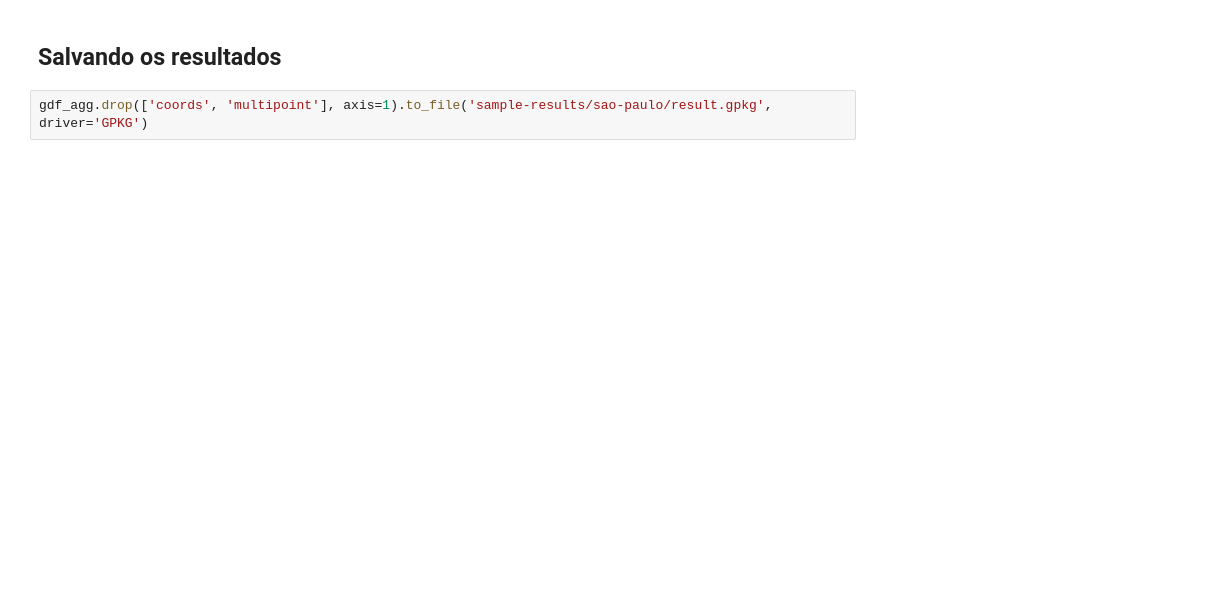
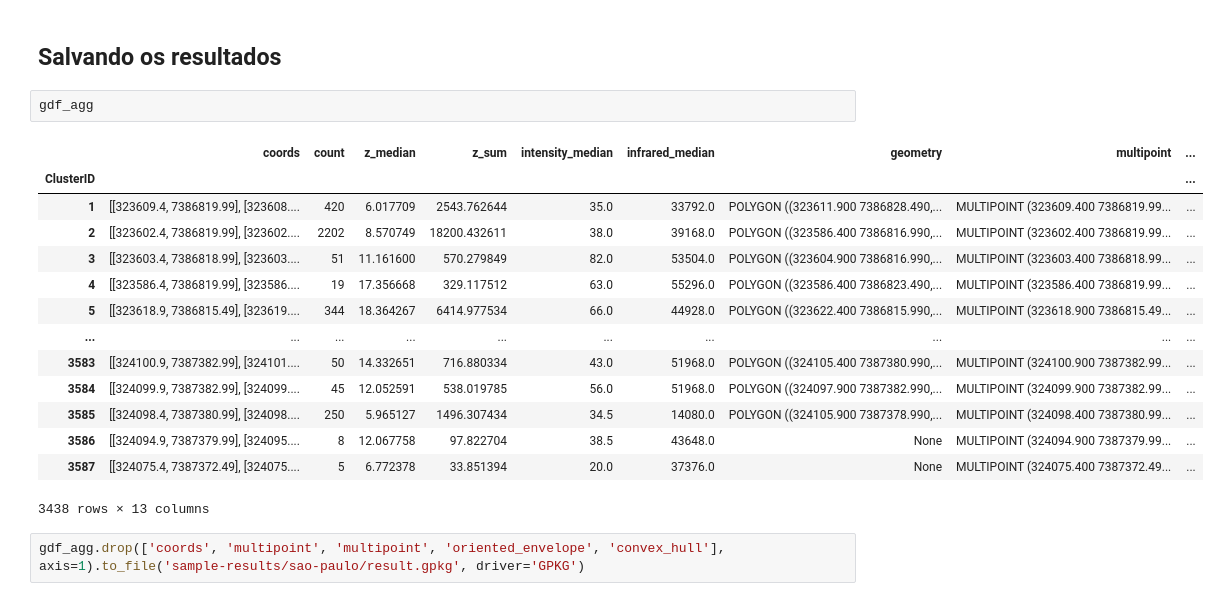
Before and after one commit to cem-usp/faveLiDAR, a Jupyter notebook: 01-hello-world-faveLiDAR.ipynb, the cells around one changed output. Cells and saved outputs as stored; diff of their text form; blank space fills up the shorter version.

Commit message:
Primeiros resultados para uma folha SCM

```diff
--- a/01-hello-world-faveLiDAR.ipynb
+++ b/01-hello-world-faveLiDAR.ipynb
@@ -277,4 +290,21 @@ gdf_agg.volume_construido.sum() / 3
 # %% [markdown]
 ## Salvando os resultados
+# %%
+gdf_agg
+# %% [output]
+|  | coords | count | z_median | z_sum | intensity_median | infrared_median | geometry | multipoint | ... |
+| ClusterID |  |  |  |  |  |  |  |  | ... |
+| 1 | [[323609.4, 7386819.99], [323608.... | 420 | 6.017709 | 2543.762644 | 35.0 | 33792.0 | POLYGON ((323611.900 7386828.490,... | MULTIPOINT (323609.400 7386819.99... | ... |
+| 2 | [[323602.4, 7386819.99], [323602.... | 2202 | 8.570749 | 18200.432611 | 38.0 | 39168.0 | POLYGON ((323586.400 7386816.990,... | MULTIPOINT (323602.400 7386819.99... | ... |
+| 3 | [[323603.4, 7386818.99], [323603.... | 51 | 11.161600 | 570.279849 | 82.0 | 53504.0 | POLYGON ((323604.900 7386816.990,... | MULTIPOINT (323603.400 7386818.99... | ... |
+| 4 | [[323586.4, 7386819.99], [323586.... | 19 | 17.356668 | 329.117512 | 63.0 | 55296.0 | POLYGON ((323586.400 7386823.490,... | MULTIPOINT (323586.400 7386819.99... | ... |
+| 5 | [[323618.9, 7386815.49], [323619.... | 344 | 18.364267 | 6414.977534 | 66.0 | 44928.0 | POLYGON ((323622.400 7386815.990,... | MULTIPOINT (323618.900 7386815.49... | ... |
+| ... | ... | ... | ... | ... | ... | ... | ... | ... | ... |
+| 3583 | [[324100.9, 7387382.99], [324101.... | 50 | 14.332651 | 716.880334 | 43.0 | 51968.0 | POLYGON ((324105.400 7387380.990,... | MULTIPOINT (324100.900 7387382.99... | ... |
+| 3584 | [[324099.9, 7387382.99], [324099.... | 45 | 12.052591 | 538.019785 | 56.0 | 51968.0 | POLYGON ((324097.900 7387382.990,... | MULTIPOINT (324099.900 7387382.99... | ... |
+| 3585 | [[324098.4, 7387380.99], [324098.... | 250 | 5.965127 | 1496.307434 | 34.5 | 14080.0 | POLYGON ((324105.900 7387378.990,... | MULTIPOINT (324098.400 7387380.99... | ... |
+| 3586 | [[324094.9, 7387379.99], [324095.... | 8 | 12.067758 | 97.822704 | 38.5 | 43648.0 | None | MULTIPOINT (324094.900 7387379.99... | ... |
+| 3587 | [[324075.4, 7387372.49], [324075.... | 5 | 6.772378 | 33.851394 | 20.0 | 37376.0 | None | MULTIPOINT (324075.400 7387372.49... | ... |
+3438 rows × 13 columns
 # %%
-gdf_agg.drop(['coords', 'multipoint'], axis=1).to_file('sample-results/sao-paulo/result.gpkg', driver='GPKG')
+gdf_agg.drop(['coords', 'multipoint', 'multipoint', 'oriented_envelope', 'convex_hull'], axis=1).to_file('sample-results/sao-paulo/result.gpkg', driver='GPKG')
```
Also changed, not shown: parts of 11 cells of this notebook, 8 other files.
